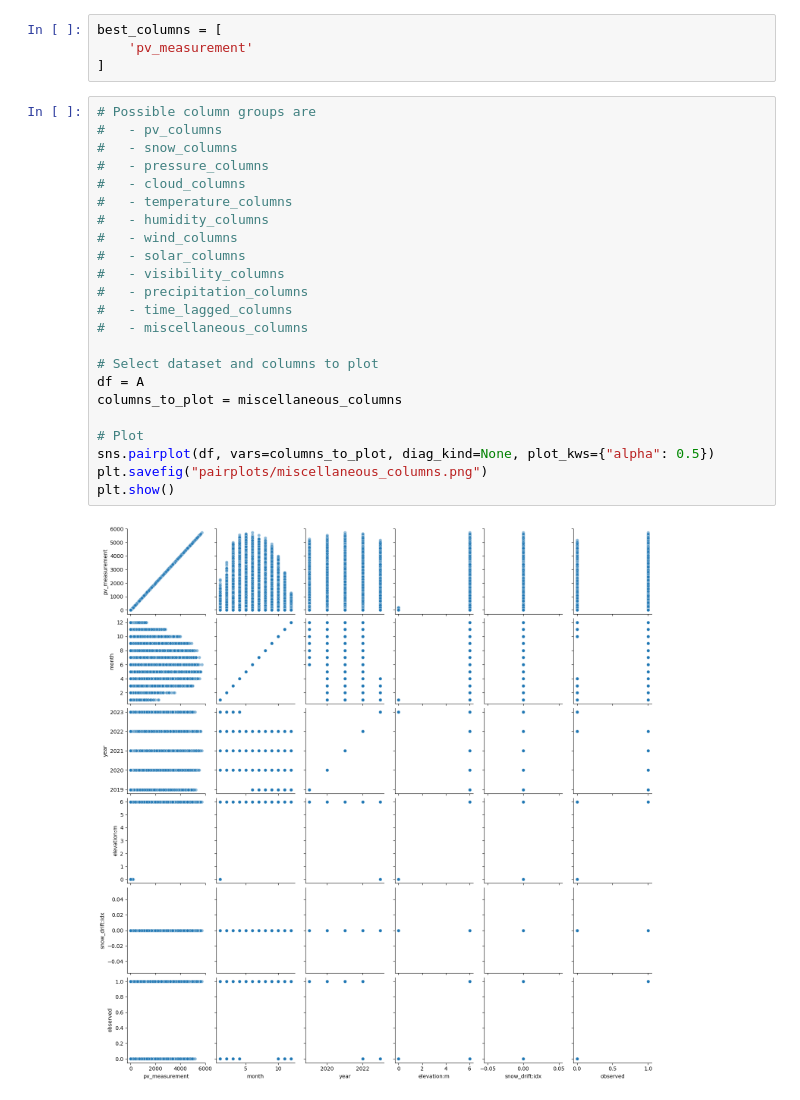
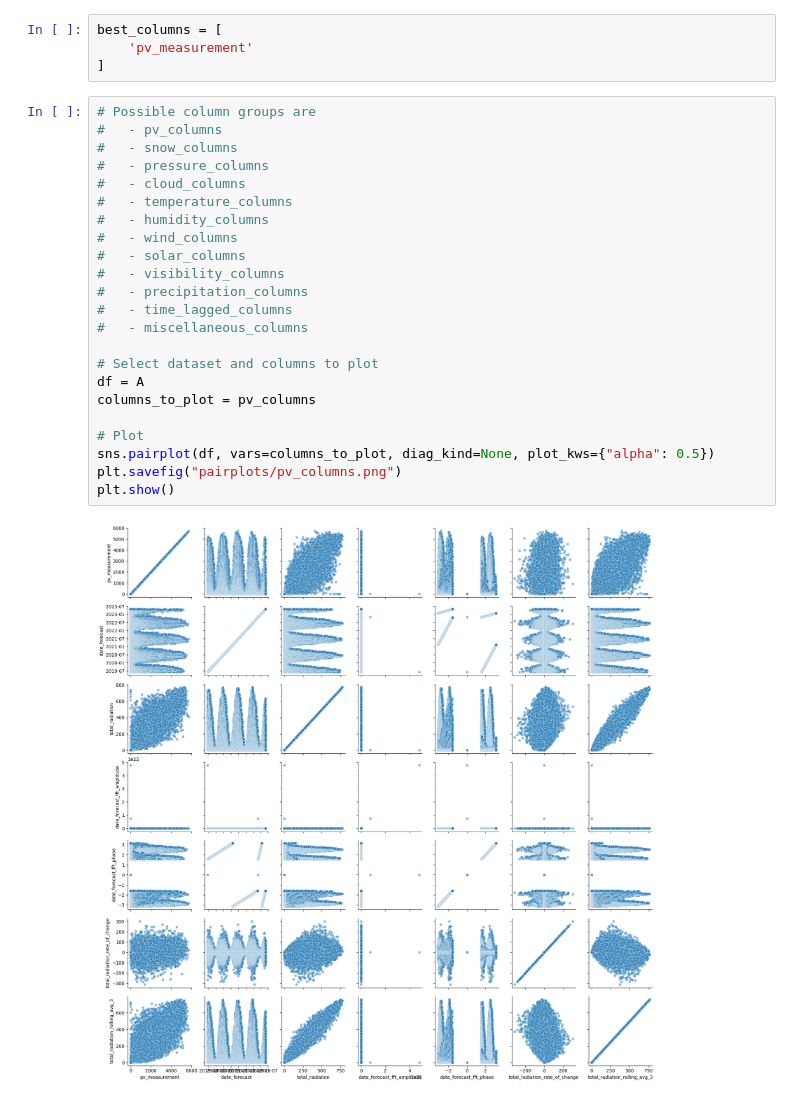
Before and after one commit to TDT4173-MPC/TDT4173-MPC, a Jupyter notebook: Mathias/EDA/eda.ipynb, the cells around one changed output. Cells and saved outputs as stored; diff of their text form.

```diff
--- a/Mathias/EDA/eda.ipynb
+++ b/Mathias/EDA/eda.ipynb
@@ -151,25 +151,25 @@ best_columns = [
 # %%
 # Possible column groups are
 #   - pv_columns
 #   - snow_columns
 #   - pressure_columns
 #   - cloud_columns
 #   - temperature_columns
 #   - humidity_columns
 #   - wind_columns
 #   - solar_columns
 #   - visibility_columns
 #   - precipitation_columns
 #   - time_lagged_columns
 #   - miscellaneous_columns
 
 # Select dataset and columns to plot
 df = A
-columns_to_plot = miscellaneous_columns
+columns_to_plot = pv_columns
 
 # Plot
 sns.pairplot(df, vars=columns_to_plot, diag_kind=None, plot_kws={"alpha": 0.5})
-plt.savefig("pairplots/miscellaneous_columns.png")
+plt.savefig("pairplots/pv_columns.png")
 plt.show()
 # %% [output]
-[figure, old version]
+[figure, new version]
```
Also changed, not shown: parts of 1 cell of this notebook.
